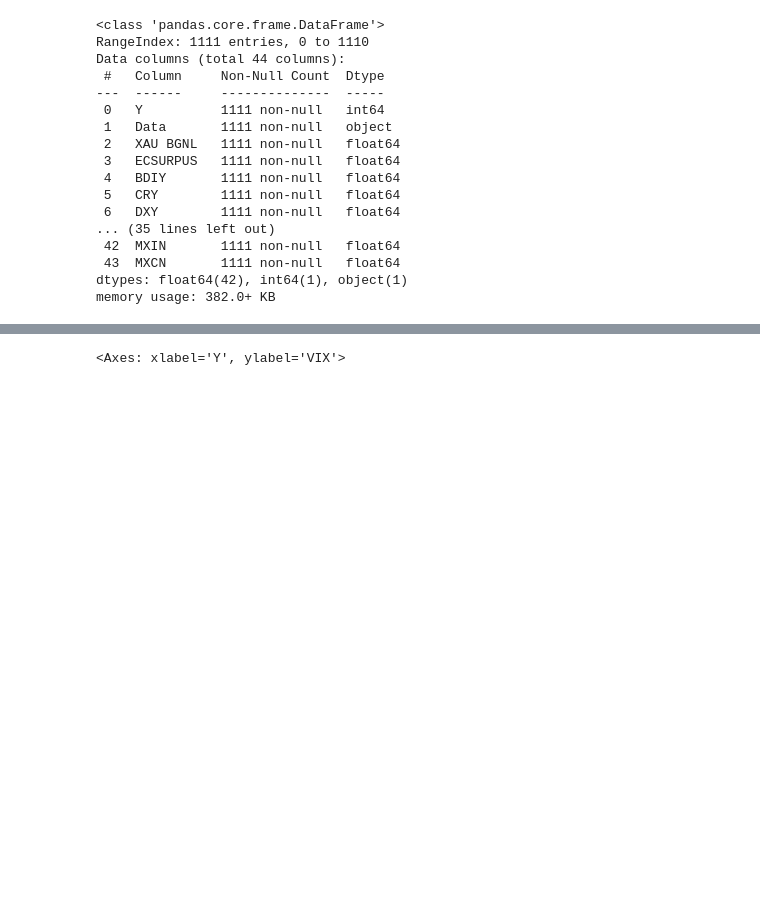
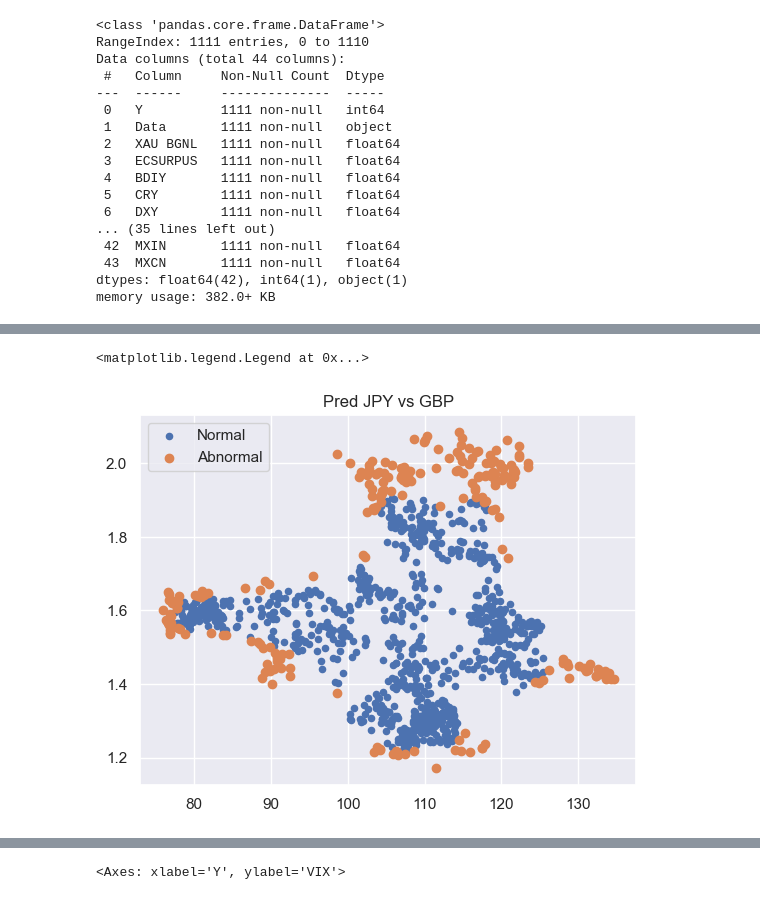
Before and after one commit to kevinhui98/Market-Anomaly-Detection, a Jupyter notebook: backend/market_anomaly_detection.ipynb, the cells around one changed output, grey strips where cells are left out. Drawn from its saved outputs; the diff is of its cells as text; code cells hidden in the pictures; blank space fills up the shorter version.

```diff
--- a/backend/market_anomaly_detection.ipynb
+++ b/backend/market_anomaly_detection.ipynb
@@ -57,0 +61,14 @@ Name: VIX, dtype: float64
+# %%
+clf = IsolationForest(contamination=0.2)
+clf.fit(df[['JPY','GBP']])
+pred = clf.predict(df[['JPY','GBP']])
+abn_idx = np.where(pred <0)
+x = df[['JPY','GBP']]
+abn_idx = np.where(pred <0)
+plt.scatter(df['JPY'],df['GBP'],s=20)
+plt.scatter(x.iloc[abn_idx]['JPY'],x.iloc[abn_idx]['GBP'])
+plt.title("Pred JPY vs GBP")
+plt.legend(["Normal","Abnormal"])
+# %% [output]
+<matplotlib.legend.Legend at 0x...>
+[figure, added]
```
Also changed, not shown: parts of 10 cells of this notebook.
